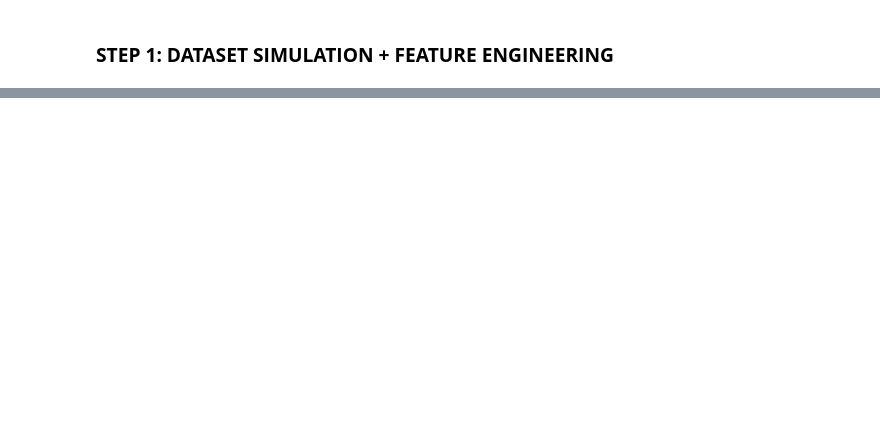
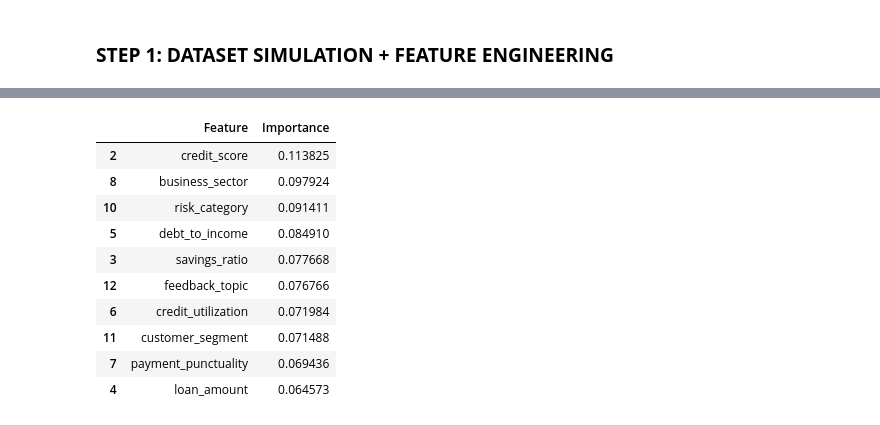
Before and after one commit to ShuHuiK/WIE3007_Group_Assignment, a Jupyter notebook: USE_THIS_STEP_1_Dataset_Simulation_&_Feature_Engineering.ipynb, the cells around one changed output, grey strips where cells are left out. Saved outputs shown, nothing was run; the diff lists cells and outputs as text; code cells hidden in the pictures; blank space fills up the shorter version.

Commit message:
Add Model

```diff
--- a/USE_THIS_STEP_1_Dataset_Simulation_&_Feature_Engineering.ipynb
+++ b/USE_THIS_STEP_1_Dataset_Simulation_&_Feature_Engineering.ipynb
@@ -226,0 +260,7 @@ print(f"✅ Master dataset with {len(df_final.columns)} columns successfully cre
+# %%
+label_encoders = {}
+
+for col in X.select_dtypes(include='object').columns:
+    le = LabelEncoder()
+    X[col] = le.fit_transform(X[col])
+    label_encoders[col] = le
@@ -226,0 +285,20 @@ print(f"✅ Master dataset with {len(df_final.columns)} columns successfully cre
+# %%
+X_train, X_test, y_train, y_test = train_test_split(
+    X, y,
+    test_size=0.25,
+    random_state=42,
+    stratify=y
+)
+# %%
+xgb_model = XGBClassifier(
+    n_estimators=200,
+    max_depth=5,
+    learning_rate=0.05,
+    subsample=0.8,
+    colsample_bytree=0.8,
+    objective='binary:logistic',
+    eval_metric='logloss',
+    random_state=42
+)
+# %%
+xgb_model.fit(X_train, y_train)
@@ -226,0 +336,19 @@ print(f"✅ Master dataset with {len(df_final.columns)} columns successfully cre
+# %%
+importance_df = pd.DataFrame({
+    'Feature': X.columns,
+    'Importance': xgb_model.feature_importances_
+}).sort_values(by='Importance', ascending=False)
+
+importance_df.head(10)
+# %% [output]
+|  | Feature | Importance |
+| 2 | credit_score | 0.113825 |
+| 8 | business_sector | 0.097924 |
+| 10 | risk_category | 0.091411 |
+| 5 | debt_to_income | 0.084910 |
+| 3 | savings_ratio | 0.077668 |
+| 12 | feedback_topic | 0.076766 |
+| 6 | credit_utilization | 0.071984 |
+| 11 | customer_segment | 0.071488 |
+| 7 | payment_punctuality | 0.069436 |
+| 4 | loan_amount | 0.064573 |
```
Also changed, not shown: parts of 14 cells of this notebook.
